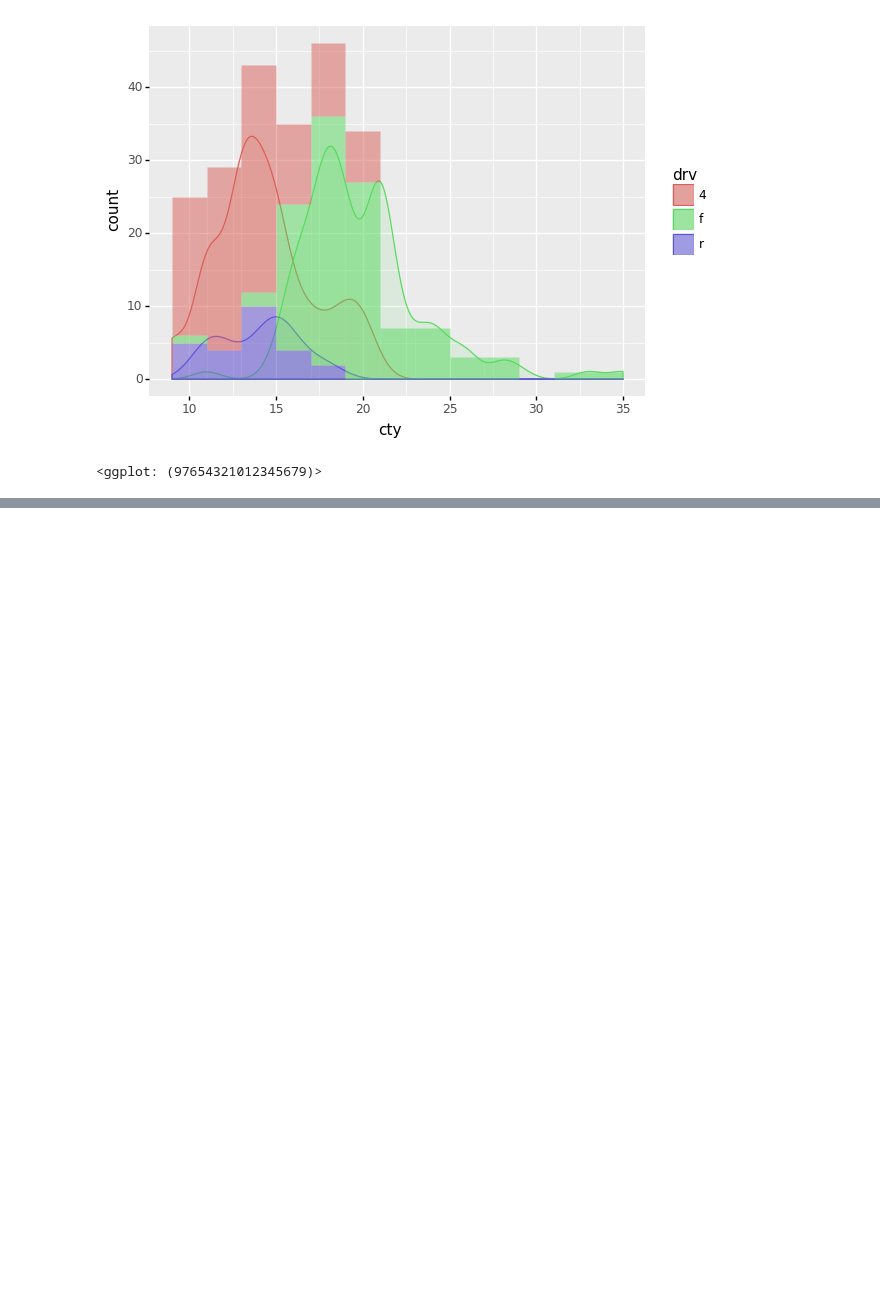
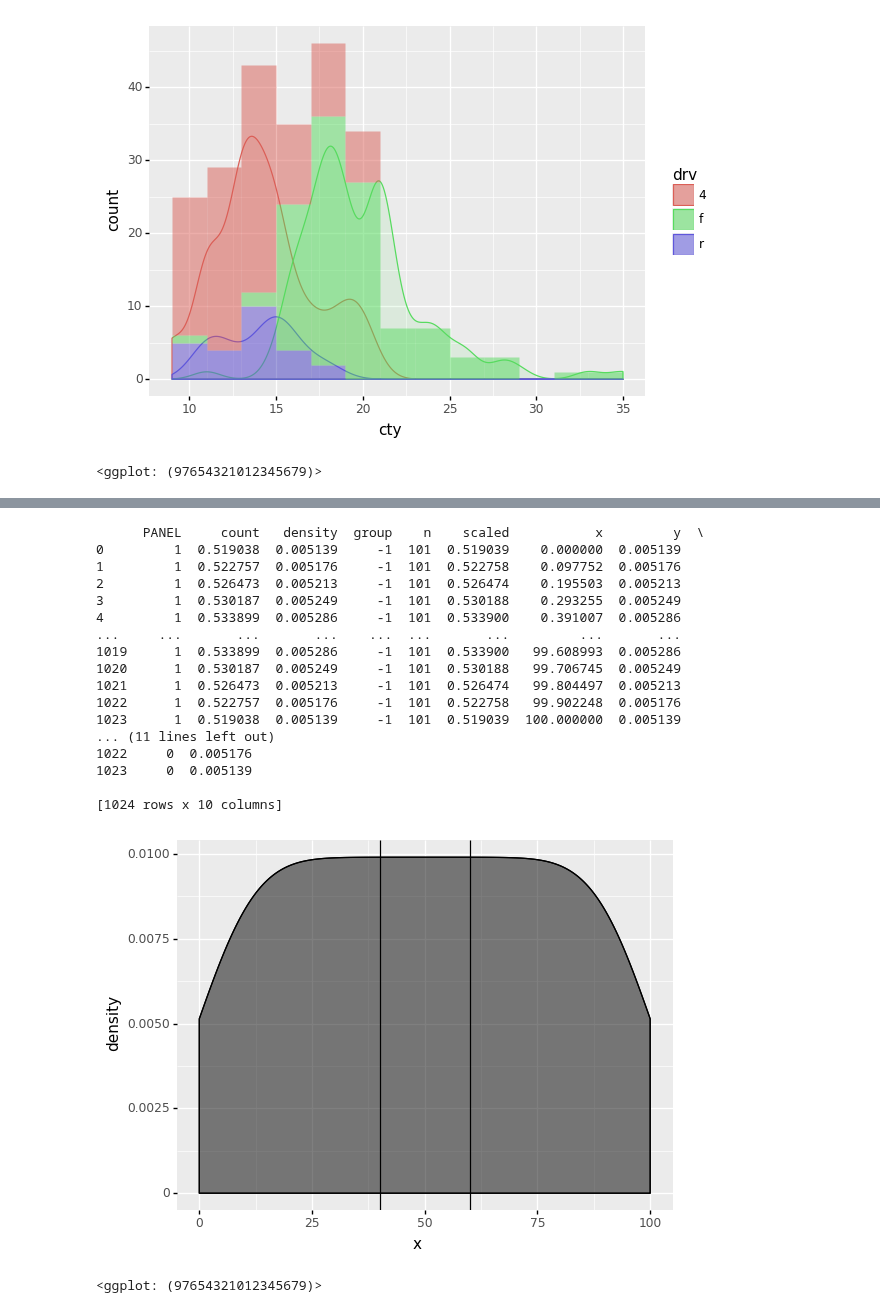
Before and after one commit to has2k1/plotnine-examples, a Jupyter notebook: plotnine_examples/examples/geom_density.ipynb, the cells around one changed output, grey strips where cells are left out. Cells and saved outputs as stored; diff of their text form; code cells hidden in the pictures; blank space fills up the shorter version.

```diff
--- a/plotnine_examples/examples/geom_density.ipynb
+++ b/plotnine_examples/examples/geom_density.ipynb
@@ -68,0 +116,37 @@ binwidth = 2  # The same for geom_density and geom_histogram
+# %%
+# new class
+class geom_density_highlight(geom_density):
+
+    def setup_data(self, data):
+        data = super().setup_data(data)
+        print(data)
+        return data
+
+
+region = (40, 60)
+
+(ggplot(df, aes('x'))
+ + geom_density()
+ + geom_density_highlight(fill='black', alpha=0.5)  # new line
+ + annotate(geom_vline, xintercept=region)
+)
+# %% [output]
+      PANEL     count   density  group    n    scaled           x         y  \
+0         1  0.519038  0.005139     -1  101  0.519039    0.000000  0.005139
+1         1  0.522757  0.005176     -1  101  0.522758    0.097752  0.005176
+2         1  0.526473  0.005213     -1  101  0.526474    0.195503  0.005213
+3         1  0.530187  0.005249     -1  101  0.530188    0.293255  0.005249
+4         1  0.533899  0.005286     -1  101  0.533900    0.391007  0.005286
+...     ...       ...       ...    ...  ...       ...         ...       ...
+1019      1  0.533899  0.005286     -1  101  0.533900   99.608993  0.005286
+1020      1  0.530187  0.005249     -1  101  0.530188   99.706745  0.005249
+1021      1  0.526473  0.005213     -1  101  0.526474   99.804497  0.005213
+1022      1  0.522757  0.005176     -1  101  0.522758   99.902248  0.005176
+1023      1  0.519038  0.005139     -1  101  0.519039  100.000000  0.005139
+... (11 lines left out)
+1022     0  0.005176
+1023     0  0.005139
+
+[1024 rows x 10 columns]
+[figure, added]
+<ggplot: (97654321012345679)>
```
Also changed, not shown: parts of 13 cells of this notebook.
